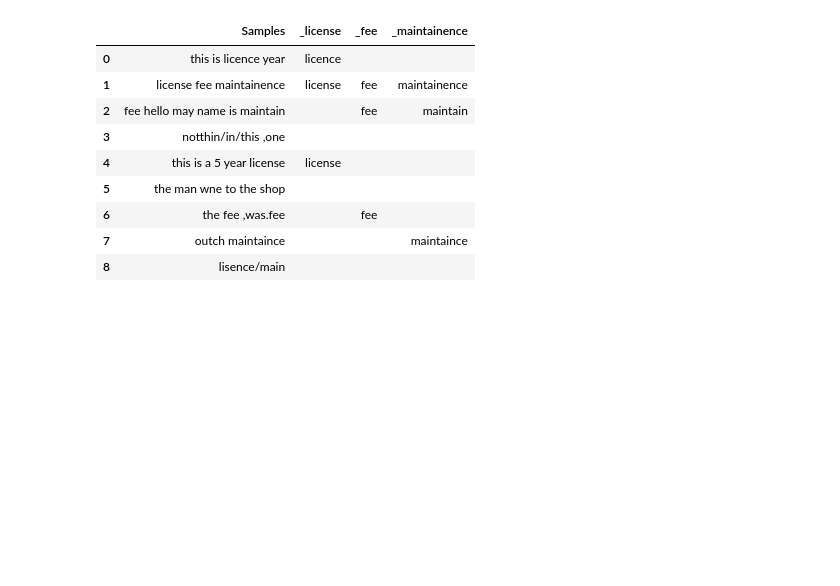
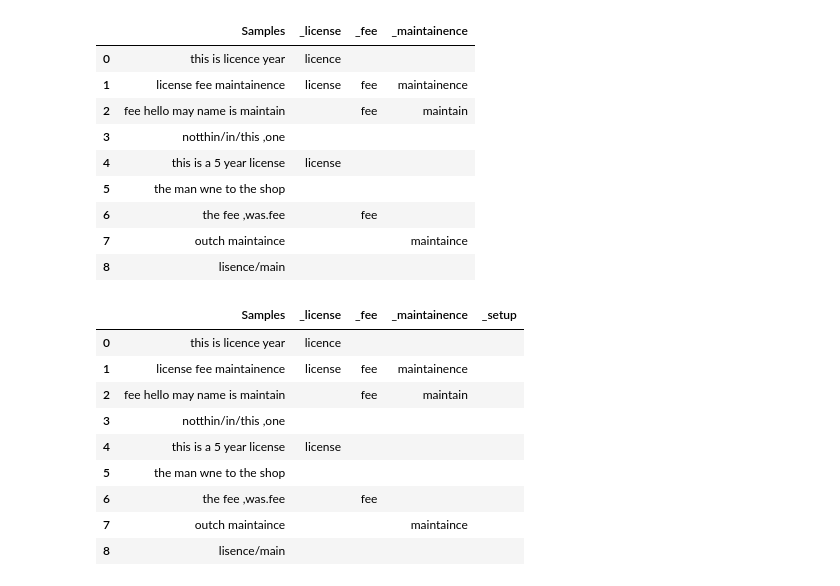
Before and after one commit to stephMint/List-string-comparisons, a Jupyter notebook: ListComparison.ipynb, the cells around one changed output. Saved outputs shown, nothing was run; the diff lists cells and outputs as text; code cells hidden in the pictures; blank space fills up the shorter version.

```diff
--- a/ListComparison.ipynb
+++ b/ListComparison.ipynb
@@ -385,3 +385,39 @@ df
 | 6 | the fee ,was.fee |  | fee |  |
 | 7 | outch maintaince |  |  | maintaince |
 | 8 | lisence/main |  |  |  |
+# %%
+# filepath
+data_file = 'strings.xlsx'
+
+#create daraframe
+df = pd.read_excel(data_file, sheet_name= 'strings')
+
+# search words, lower case
+search_lst = ['license' , 'fee', 'maintainence', 'setup']
+# find match tolerance
+tolerance = 0.6
+
+# lower case
+df['search_col'] = df['Samples'].str.lower()
+
+# process
+for words in search_lst:
+    # lambda functions
+    word_finder = lambda x: ''.join(dl.get_close_matches(words, re.sub('[^a-zA-Z0-9\n\.]', ' ', x).split(' '),1, tolerance))
+    # output
+    df['_' + words] = df['search_col'].apply(word_finder)
+
+# drop search_ column
+df.drop(columns='search_col', inplace= True)
+df
+# %% [output]
+|  | Samples | _license | _fee | _maintainence | _setup |
+| 0 | this is licence year | licence |  |  |  |
+| 1 | license fee maintainence | license | fee | maintainence |  |
+| 2 | fee hello may name is maintain |  | fee | maintain |  |
+| 3 | notthin/in/this ,one |  |  |  |  |
+| 4 | this is a 5 year license | license |  |  |  |
+| 5 | the man wne to the shop |  |  |  |  |
+| 6 | the fee ,was.fee |  | fee |  |  |
+| 7 | outch maintaince |  |  | maintaince |  |
+| 8 | lisence/main |  |  |  |  |
```
